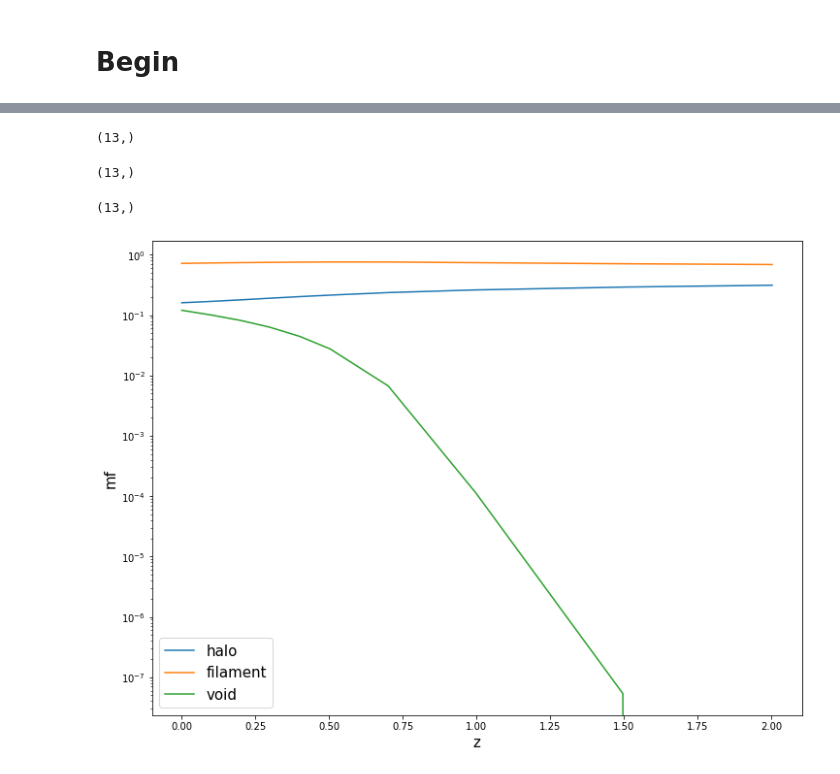
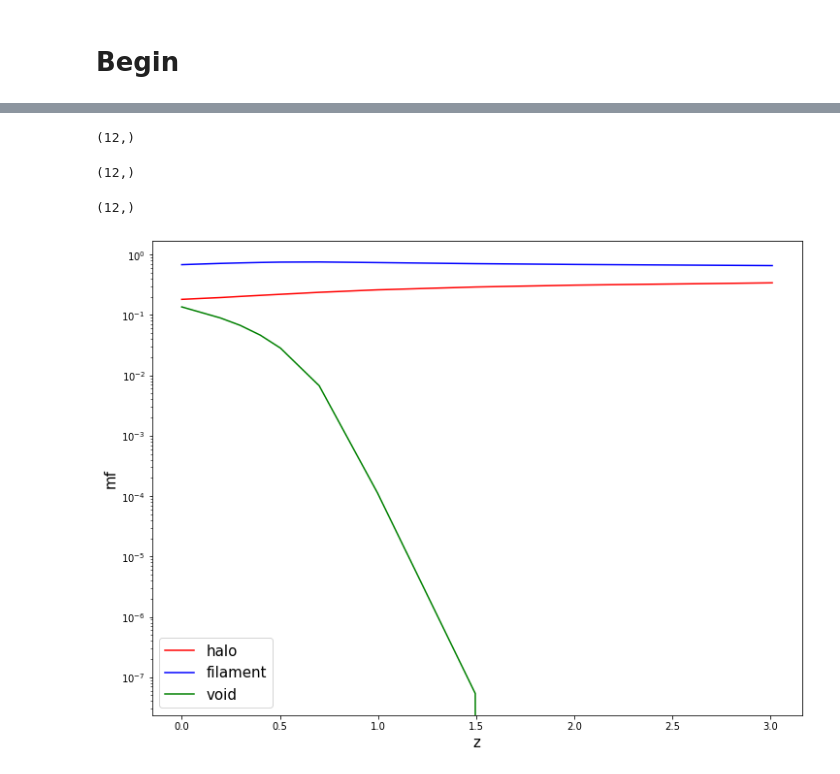
Before and after one commit to mbcxqcw2/TNG_mass_fractions, a Jupyter notebook: plot_mass_fractions.ipynb, the cells around one changed output, grey strips where cells are left out. Cells and saved outputs as stored; diff of their text form; code cells hidden in the pictures.

```diff
--- a/plot_mass_fractions.ipynb
+++ b/plot_mass_fractions.ipynb
@@ -25,6 +25,7 @@ Deprecated since v4.0.0 . This feature will be removed in v4.1.0
 # %%
-snapshots = [99,91,84,78,72,67,59,50,40,33,25,21,17]#,13,11,8,6,4,3,2]
-chunks = [0,1,2,3,4,5,6] #each TNG100-3 snapshot has chunks running from 0 to 6 inclusive
+snapshots = [99,84,78,72,67,59,50,40,33,25,21,17]#,13,11,8,6,4,3,2]
+chunks = [0]#,1,2,3,4,5,6] #each TNG100-3 snapshot has chunks running from 0 to 6 inclusive
+TNGversion = 3 # 1=TNG100-1, 2=TNG100-2, 3=TNG100-3
 # %% [markdown]
 # Begin
 # %%
@@ -50,6 +51,7 @@ allsnaps_voi_PT4_arr = []
 #check arrays
 allsnaps_dens_crit_array = []
 allsnaps_m_p_array = []
+#norm_factor = []
 
 ################################
 #loop over snapshots and chunks#
@@ -95,7 +97,7 @@ for i in range(len(snapshots)):
         ######################
 
         print('loading snapshot header')
-        basepath = '/virgo/simulations/IllustrisTNG/TNG100-3/output/'
+        basepath = '/virgo/simulations/IllustrisTNG/TNG100-{0}/output/'.format(TNGversion)
         header=il.groupcat.loadHeader(basepath,snapshot)
         print('header loaded.')
 
@@ -109,7 +111,7 @@ for i in range(len(snapshots)):
         #load Illustris data#
         #####################
 
-        data='/virgo/simulations/IllustrisTNG/TNG100-3/output/snapdir_0{0:02d}/snap_0{0:02d}.{1}.hdf5'.format(snapshot,chunk)
+        data='/virgo/simulations/IllustrisTNG/TNG100-{2}/output/snapdir_0{0:02d}/snap_0{0:02d}.{1}.hdf5'.format(snapshot,chunk,TNGversion)
         print('loading dataset: {0}'.format(data))
         ds=yt.load(data)
         print('data loaded.')
@@ -129,7 +131,7 @@ for i in range(len(snapshots)):
         #calculate critical density of the Universe#
         ############################################
 
-        print('Calculating critical density of the Universe')
+        print('Calculating critical density of the Universe (z=0)')
         co=Cosmology()
         grav=ds.quan(6.6743e-11,'m**3/(kg*s**2)')
         H=co.hubble_parameter(0).in_units('km/s/Mpc')
@@ -139,6 +141,11 @@ for i in range(len(snapshots)):
         print ('critical density is: {0}'.format(dens_crit))
         print('critical density in kg/m^3: {0}'.format(dens_crit.in_units('kg/m**3')))
         dens_crit_array.append(dens_crit)
+
+        #print('Calculating critical density of the Universe (z={0})'.format(header['Redshift']))
+        #dens_crit_current = ((3 * (co.hubble_parameter(header['Redshift'])**2))/(8*np.pi*grav))
+        #print('Current critical density is {0}'.format(dens_crit_current))
+        #print('...in kg/m^3: {0}'.format(dens_crit_current.in_units('kg/m**3')))
 
         ad = ds.all_data()
 
@@ -150,6 +157,7 @@ for i in range(len(snapshots)):
         dark_units_PT0 = ad['PartType0','SubfindDMDensity']*ds.quan(1e10,"(Msun/h)/((code_length)**3)")/dens_crit
         #PartType4 (stars)
         dark_units_PT4 = ad['PartType4','SubfindDMDensity']*ds.quan(1e10,"(Msun/h)/((code_length)**3)")/dens_crit
+        print('Dark units are: {0} /n {1}'.format(dark_units_PT0,dark_units_PT4))
 
         ###############################################################
         #create Large-Scale Structure (LSS) masks for each matter type#
@@ -157,11 +165,11 @@ for i in range(len(snapshots)):
 
         #PartType0 (gas)
         voi_mask_PT0 = dark_units_PT0 < 0.1
-        fil_mask_PT0 = np.logical_and(dark_units_PT0 >= 0.01, dark_units_PT0 < 57)
+        fil_mask_PT0 = np.logical_and(dark_units_PT0 >= 0.1, dark_units_PT0 < 57)
         hal_mask_PT0 = dark_units_PT0 >= 57
         #PartType4 (stars)
         voi_mask_PT4 = dark_units_PT4 < 0.1
-        fil_mask_PT4 = np.logical_and(dark_units_PT4 >= 0.01, dark_units_PT4 < 57)
+        fil_mask_PT4 = np.logical_and(dark_units_PT4 >= 0.1, dark_units_PT4 < 57)
         hal_mask_PT4 = dark_units_PT4 >= 57
 
         ##########################################################
@@ -365,7 +400,7 @@ voi_PT4_arr_summed = allsnaps_voi_PT4_arr.sum(axis=1)
 
 print(allsnaps_hal_PT0_arr.sum(axis=1).shape)
 # %% [output]
-(13,)
+(12,)
 # %%
 ####################################################
 #for each of the 13 snapshots, sum the masses in   #
@@ -380,7 +415,7 @@ voi_PT14_arr_summed = voi_PT0_arr_summed + voi_PT4_arr_summed
 
 print(hal_PT14_arr_summed.shape)
 # %% [output]
-(13,)
+(12,)
 # %%
 #######################
 #create mass fractions#
@@ -391,32 +426,36 @@ print(hal_PT14_arr_summed.shape)
 #voi_frac = (voi_PT0_arr + voi_PT4_arr)/(hal_PT0_arr + hal_PT4_arr + fil_PT0_arr + fil_PT4_arr + voi_PT0_arr + voi_PT4_arr)
 
 
-hal_frac = (hal_PT14_arr_summed)/(hal_PT14_arr_summed + fil_PT14_arr_summed + voi_PT14_arr_summed)
-fil_frac = (fil_PT14_arr_summed)/(hal_PT14_arr_summed + fil_PT14_arr_summed + voi_PT14_arr_summed)
-voi_frac = (voi_PT14_arr_summed)/(hal_PT14_arr_summed + fil_PT14_arr_summed + voi_PT14_arr_summed)
+#hal_frac = (hal_PT14_arr_summed)/(hal_PT14_arr_summed + fil_PT14_arr_summed + voi_PT14_arr_summed)
+#fil_frac = (fil_PT14_arr_summed)/(hal_PT14_arr_summed + fil_PT14_arr_summed + voi_PT14_arr_summed)
+#voi_frac = (voi_PT14_arr_summed)/(hal_PT14_arr_summed + fil_PT14_arr_summed + voi_PT14_arr_summed)
+
+hal_frac = (hal_PT14_arr_summed)/(tot_PT14_arr_summed)
+fil_frac = (fil_PT14_arr_summed)/(tot_PT14_arr_summed)
+voi_frac = (voi_PT14_arr_summed)/(tot_PT14_arr_summed)
 
 print(hal_frac.shape)
 # %% [output]
-(13,)
+(12,)
 # %%
 #####################
 #plot mass fractions#
 #####################
 
 fig=plt.figure(figsize=(12,9))
 
 ax1=fig.add_subplot(111)
 ax1.set_xlabel('z',fontsize=15)
 ax1.set_ylabel('mf',fontsize=15)
 ax1.set_yscale('log')
-
-ax1.plot((allsnaps_redshifts.mean(axis=1))[0:10],hal_frac[0:10],label='halo')
-ax1.plot((allsnaps_redshifts.mean(axis=1))[0:10],fil_frac[0:10],label='filament')
-ax1.plot((allsnaps_redshifts.mean(axis=1))[0:10],voi_frac[0:10],label='void')
+#ax1.set_ylim([1e-2,1e0])
+ax1.plot((allsnaps_redshifts.mean(axis=1))[0:10],hal_frac[0:10],label='halo',color='red')
+ax1.plot((allsnaps_redshifts.mean(axis=1))[0:10],fil_frac[0:10],label='filament',color='blue')
+ax1.plot((allsnaps_redshifts.mean(axis=1))[0:10],voi_frac[0:10],label='void',color='green')
 
 
 plt.legend(fontsize=15)
-plt.savefig('evolving_mass_fraction.png')
+plt.savefig('evolving_mass_fraction_TNG100-{0}.png'.format(TNGversion))
 plt.show()
 # %% [output]
-[figure, old version]
+[figure, new version]
```
Also changed, not shown: parts of 6 cells of this notebook, 2 other files.
